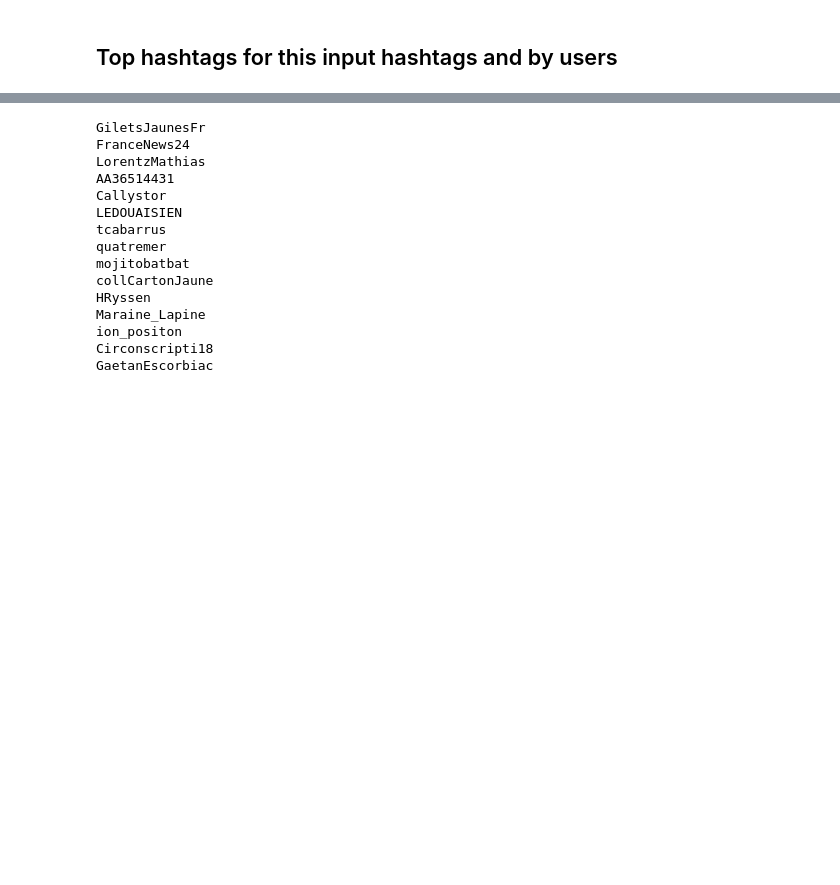
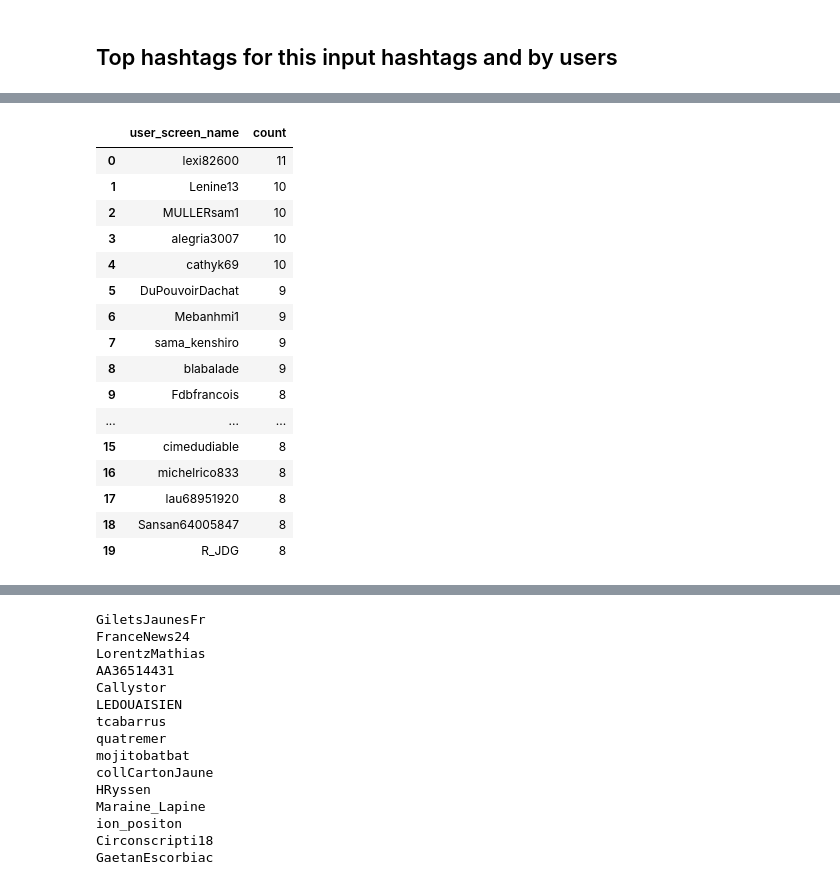
Before and after one commit to kir0ul/ncc2019_more-in-common, a Jupyter notebook: python/populate_tweets_json_from_tweepy.ipynb, the cells around one changed output, grey strips where cells are left out. Cells and saved outputs as stored; diff of their text form; code cells hidden in the pictures; blank space fills up the shorter version.

```diff
--- a/python/populate_tweets_json_from_tweepy.ipynb
+++ b/python/populate_tweets_json_from_tweepy.ipynb
@@ -380,0 +363,8 @@ get_tweet_by_username('GiletsJaunesFr')
+# %%
+
+df_retweet_users_top_account = df_retweet_users[df_retweet_users['original_user_screen_name'].isin(top_influencers_rt_names)]
+rt_influencers  = df_retweet_users_top_account.groupby(['user_screen_name', 'original_user_screen_name']).size()
+who_rt = rt_influencers.groupby('user_screen_name').size().sort_values(0, ascending = False).reset_index()
+df_userid = df_users[['screen_name' , 'user_id']]
+who_rt.columns = ['user_screen_name', 'count']
+rt_influencers = rt_influencers.reset_index()
@@ -380,0 +465,21 @@ get_tweet_by_username('GiletsJaunesFr')
+# %%
+##OUTPUT: which users who retweet the most influential accounts?
+who_rt.head(20)
+# %% [output]
+|  | user_screen_name | count |
+| 0 | lexi82600 | 11 |
+| 1 | Lenine13 | 10 |
+| 2 | MULLERsam1 | 10 |
+| 3 | alegria3007 | 10 |
+| 4 | cathyk69 | 10 |
+| 5 | DuPouvoirDachat | 9 |
+| 6 | Mebanhmi1 | 9 |
+| 7 | sama_kenshiro | 9 |
+| 8 | blabalade | 9 |
+| 9 | Fdbfrancois | 8 |
+| ... | ... | ... |
+| 15 | cimedudiable | 8 |
+| 16 | michelrico833 | 8 |
+| 17 | lau68951920 | 8 |
+| 18 | Sansan64005847 | 8 |
+| 19 | R_JDG | 8 |
```
Also changed, not shown: parts of 34 cells of this notebook.
